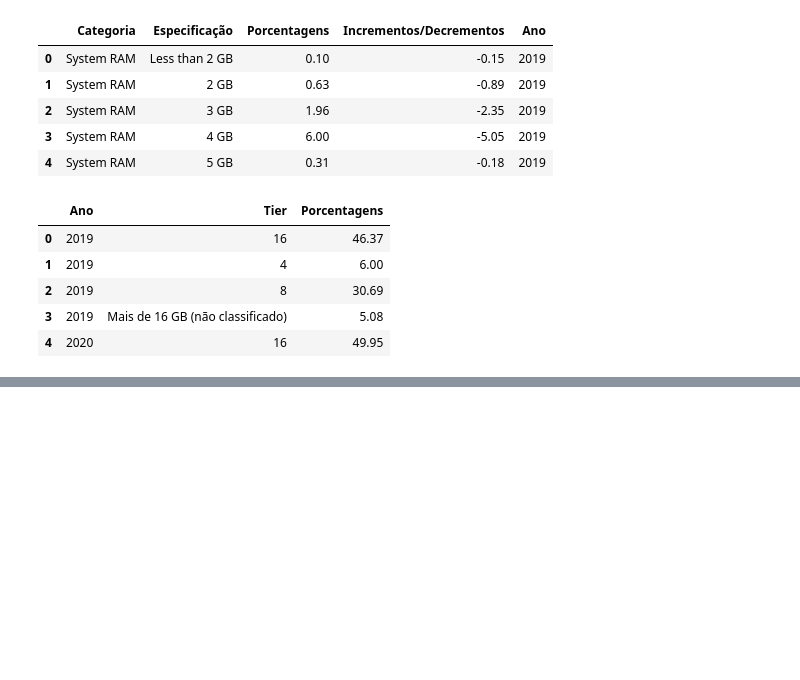
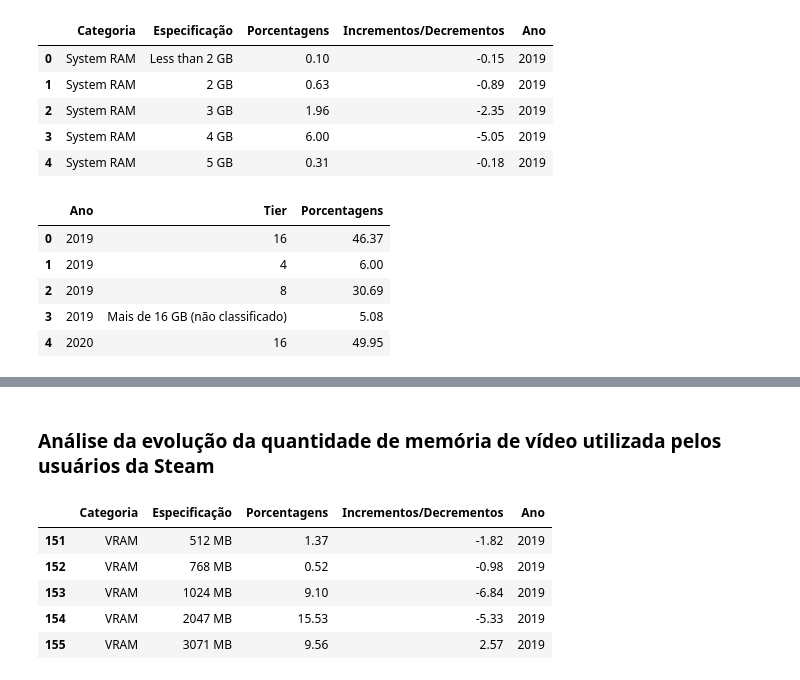
Before and after one commit to caiopaiva92/Trabalho-ICD-, a Jupyter notebook: Análise dos dados/EDA_dados_anuais_unificados.ipynb, the cells around one changed output, grey strips where cells are left out. Saved outputs shown, nothing was run; the diff lists cells and outputs as text; code cells hidden in the pictures; blank space fills up the shorter version.

```diff
--- a/Análise dos dados/EDA_dados_anuais_unificados.ipynb
+++ b/Análise dos dados/EDA_dados_anuais_unificados.ipynb
@@ -129,0 +129,13 @@ plt.show()
+# %% [markdown]
+### Análise da evolução da quantidade de memória de vídeo utilizada pelos usuários da Steam
+# %%
+df_vram = df[df['Categoria'] == 'VRAM'].copy()
+
+df_vram.head()
+# %% [output]
+|  | Categoria | Especificação | Porcentagens | Incrementos/Decrementos | Ano |
+| 151 | VRAM | 512 MB | 1.37 | -1.82 | 2019 |
+| 152 | VRAM | 768 MB | 0.52 | -0.98 | 2019 |
+| 153 | VRAM | 1024 MB | 9.10 | -6.84 | 2019 |
+| 154 | VRAM | 2047 MB | 15.53 | -5.33 | 2019 |
+| 155 | VRAM | 3071 MB | 9.56 | 2.57 | 2019 |
```
Also changed, not shown: parts of 13 cells of this notebook.
